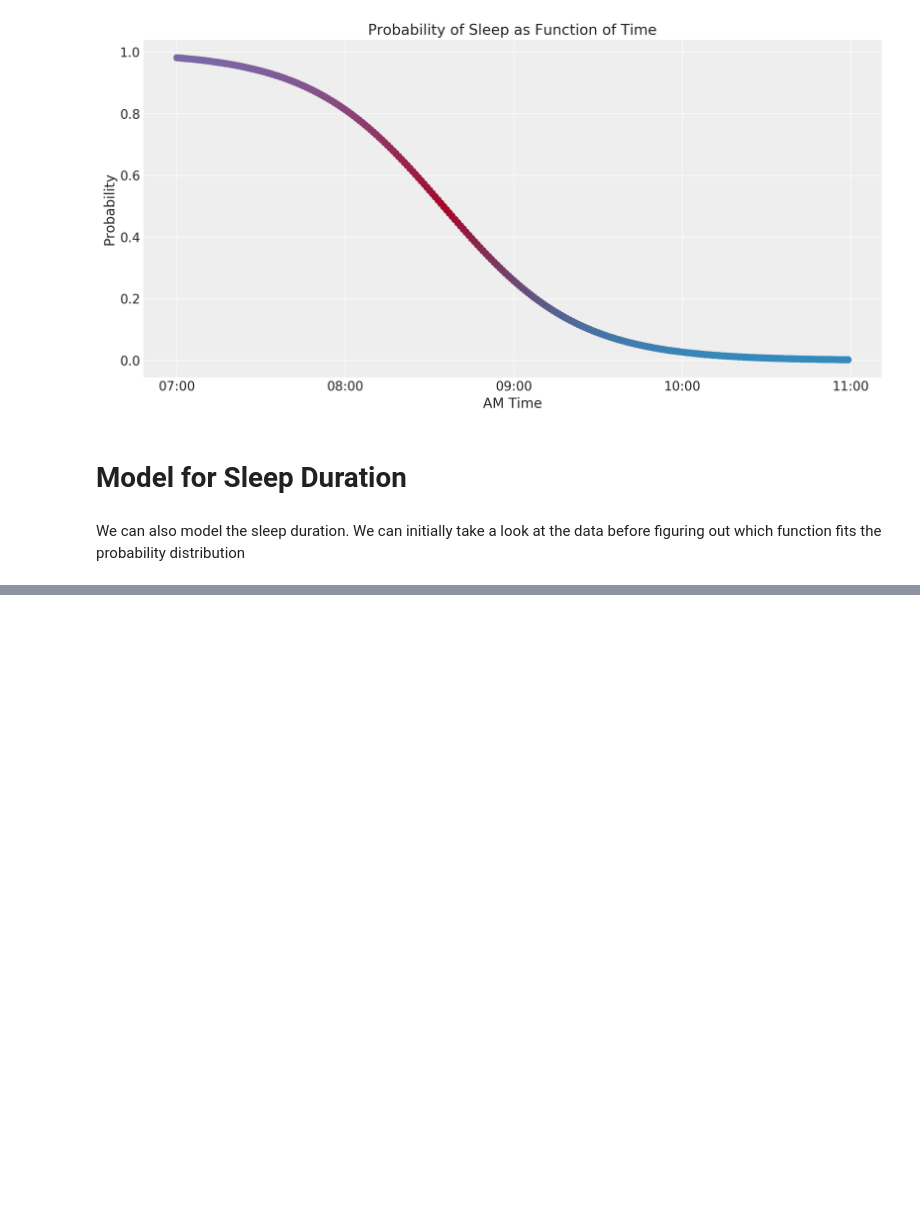
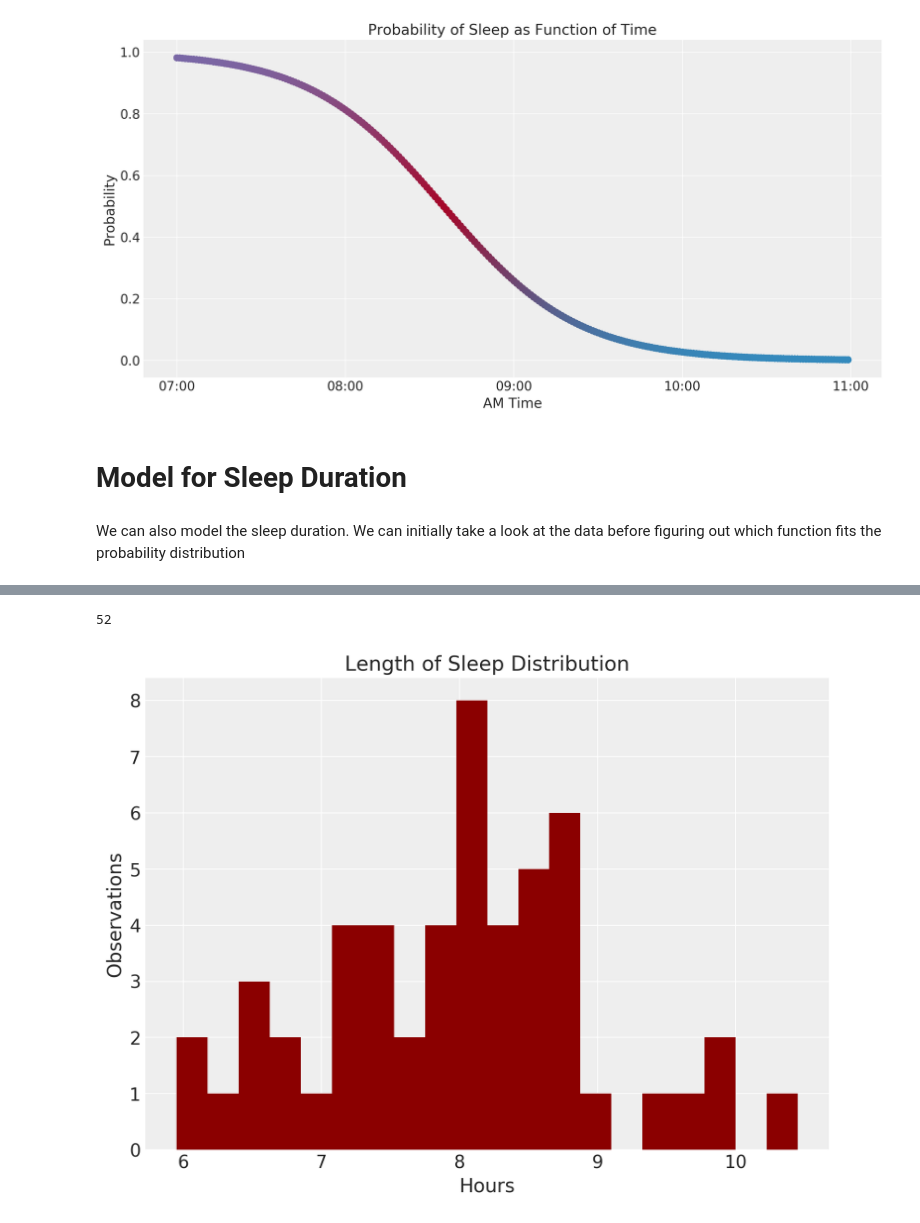
Before and after one commit to bwassim/Health-Data-Analysis, a Jupyter notebook: Analyse-Garmin-Health-Data.ipynb, the cells around one changed output, grey strips where cells are left out. Cells and saved outputs as stored; diff of their text form; code cells hidden in the pictures; blank space fills up the shorter version.

```diff
--- a/Analyse-Garmin-Health-Data.ipynb
+++ b/Analyse-Garmin-Health-Data.ipynb
@@ -843,0 +876,11 @@ which function fits the probability distribution
+# %%
+duration = spt['sleepDuration']
+# %% [output]
+52
+# %%
+figsize(8, 6)
+plt.hist(duration/60, bins = 20, color = 'darkred')
+plt.xlabel('Hours'); plt.title('Length of Sleep Distribution');
+plt.ylabel('Observations');
+# %% [output]
+[figure, added]
```
Also changed, not shown: parts of 16 cells of this notebook.
